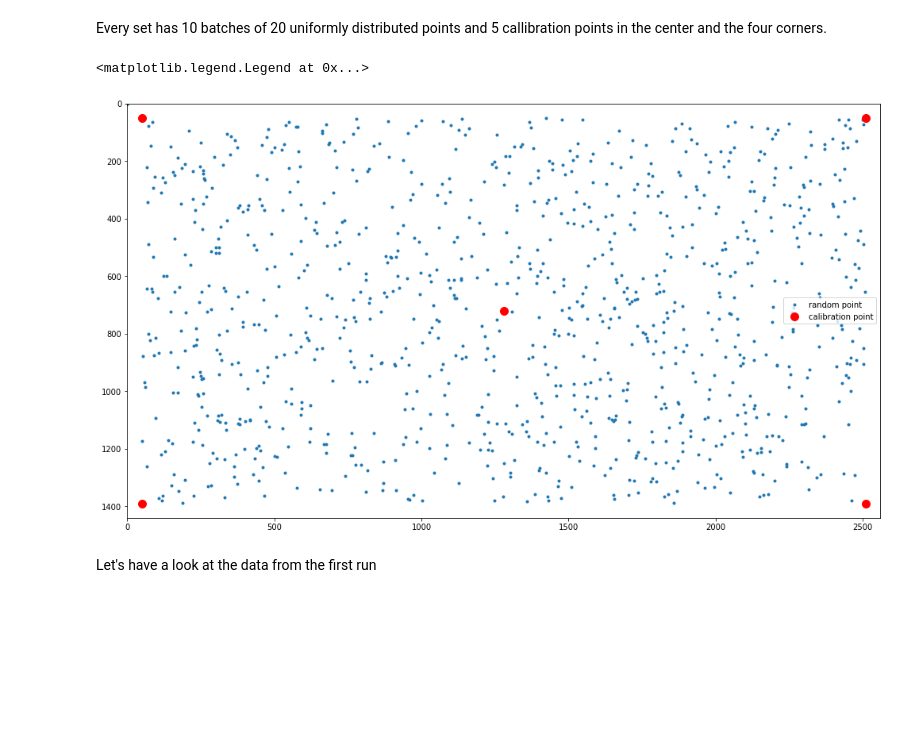
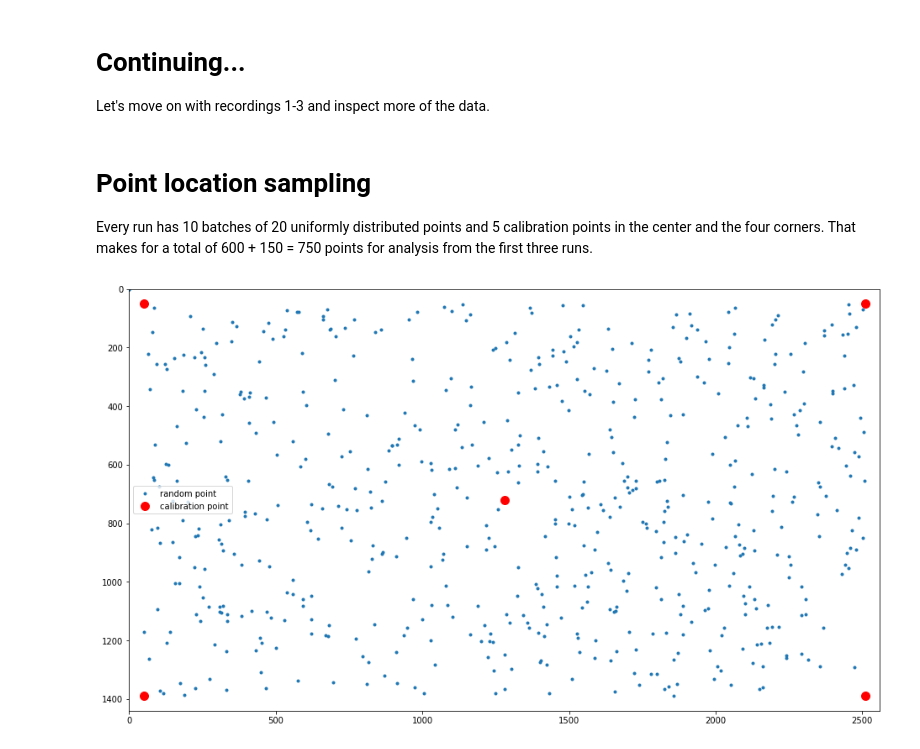
Before and after one commit to jleugeri/traumschreiber_EOG, a Jupyter notebook: patrick/data_analysis.ipynb, the cells around one changed output. Saved outputs shown, nothing was run; the diff lists cells and outputs as text; code cells hidden in the pictures; blank space fills up the shorter version.

```diff
--- a/patrick/data_analysis.ipynb
+++ b/patrick/data_analysis.ipynb
@@ -18,0 +20,27 @@ for i in range(5):
+# %%
+plt.figure(figsize=(17, 25))
+for i, data in enumerate(datasets):
+    raw_times = data[:, 0].copy()
+    eog = data[:, 1:9].copy()
+    coords = data[:, 9:].copy()
+
+    times = (raw_times - raw_times[0])
+    threshold = 1000
+    eog[np.abs(eog) > threshold] = np.nan
+
+    plt.subplot(5, 2, 2*i+1)
+    offset = 300
+    for ch in range(8):
+        plt.plot(times, eog[:,ch] - ch*offset, label='ch{}'.format(ch))
+    plt.legend()
+    plt.xlabel('time (seconds)')
+    plt.yticks([], [])
+    plt.ylabel('EOG data')
+
+    plt.subplot(5, 2, 2*i+2)
+    coordnames = ['x', 'y']
+    for c in range(2):
+        plt.plot(times, coords[:, c], label=coordnames[c])
+    plt.legend()
+    plt.xlabel('time (seconds)')
+    plt.ylabel('coordinates')
@@ -19,32 +97,36 @@ for i in range(5):
+# %% [markdown]
+# Continuing...
+Let's move on with recordings 1-3 and inspect more of the data.
+# %%
+valid_datasets = datasets[:3]
 # %% [markdown]
-Every set has 10 batches of 20 uniformly distributed points and 5 callibration points in the center and the four corners.
+# Point location sampling
+Every run has 10 batches of 20 uniformly distributed points and 5 calibration points in the center and the four corners. That makes for a total of 600 + 150 = 750 points for analysis from the first three runs.
 # %%
 current = (-1,-1)
 points = []
 
-for data in datasets:
+for data in valid_datasets:
     for t in range(data.shape[0]):
         point = data[t, (9,10)]
         if any(point != current):
             points.append(point)
             current = point
 
 calibration_points = [
     (50, 50),
     (2510, 50),
     (50, 1390),
     (2510, 1390),
     (1280, 720)
 ]
+
+plt.plot(*zip(*points), '.', label='random point')
+plt.plot(*zip(*calibration_points), '.r', markersize=20, label='calibration point')
+plt.xlim(0, 2560)
+plt.ylim(1440, 0)
+plt.gca().set_aspect('equal', 'box')
+plt.legend()
+pass
+# %% [output]
+[figure, added]
-# %%
-plt.figure(figsize=(17, 9.6))
-plt.plot(*zip(*points), '.', label='random point')
-plt.plot(*zip(*calibration_points), '.r', markersize=20, label='calibration point')
-plt.xlim(0, 2560)
-plt.ylim(1440, 0)
-plt.legend()
-# %% [output]
-<matplotlib.legend.Legend at 0x...>
-[figure, removed]
-# %% [markdown]
-Let's  have a look at the data from the first run
```
Also changed, not shown: parts of 16 cells of this notebook.
